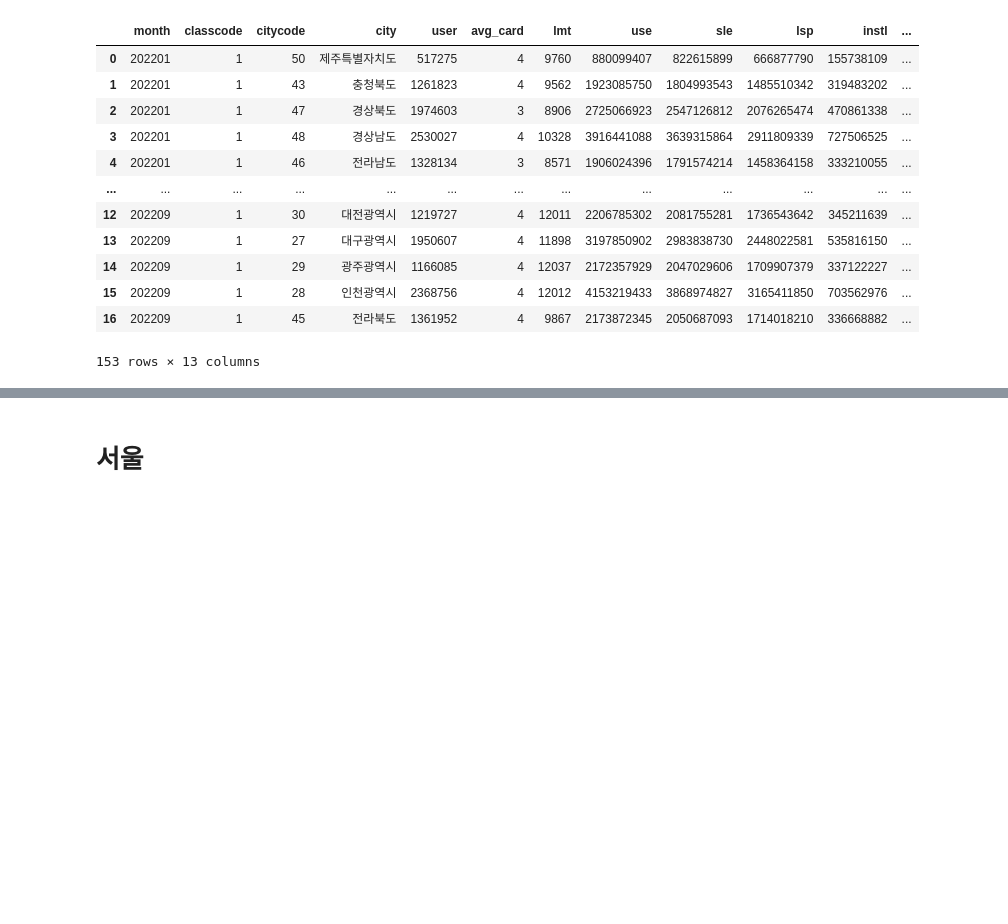
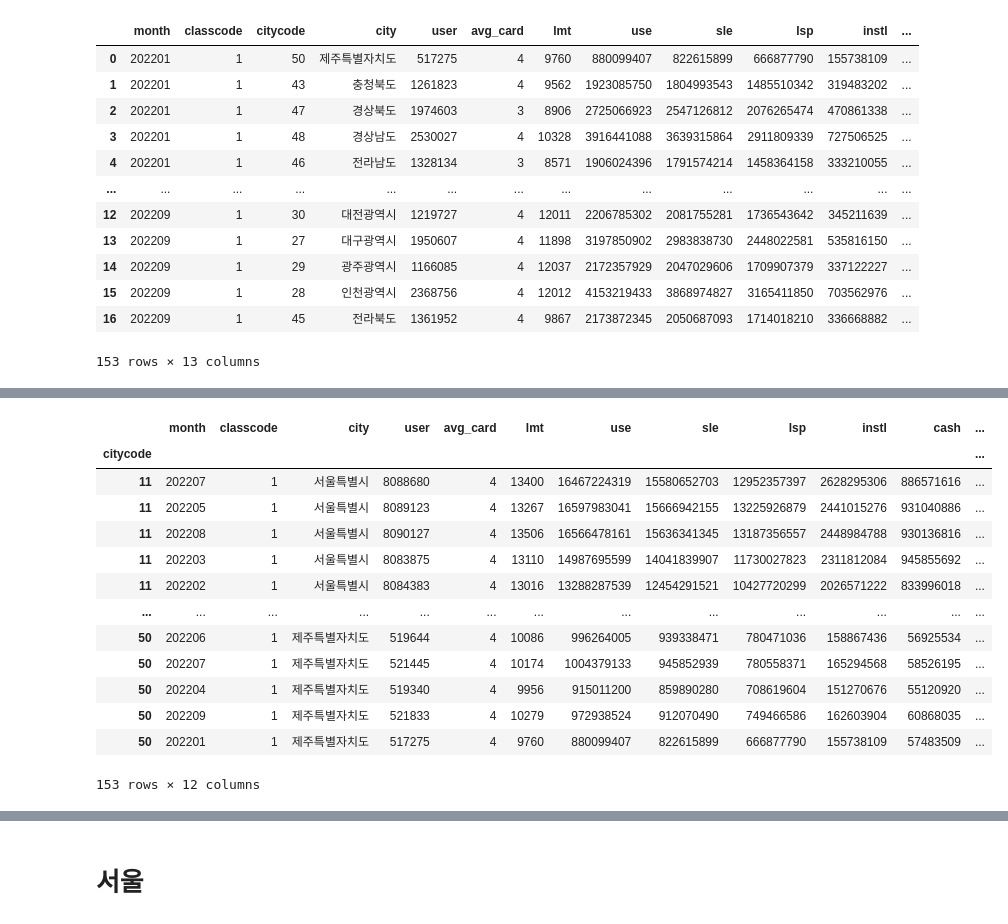
Before and after one commit to sejong-kid/data, a Jupyter notebook: index.ipynb, the cells around one changed output, grey strips where cells are left out. Drawn from its saved outputs; the diff is of its cells as text; code cells hidden in the pictures; blank space fills up the shorter version.

```diff
--- a/index.ipynb
+++ b/index.ipynb
@@ -48,0 +69,18 @@ db
+# %%
+db.sort_index(inplace=True)
+db
+# %% [output]
+|  | month | classcode | city | user | avg_card | lmt | use | sle | lsp | instl | cash | ... |
+| citycode |  |  |  |  |  |  |  |  |  |  |  | ... |
+| 11 | 202207 | 1 | 서울특별시 | 8088680 | 4 | 13400 | 16467224319 | 15580652703 | 12952357397 | 2628295306 | 886571616 | ... |
+| 11 | 202205 | 1 | 서울특별시 | 8089123 | 4 | 13267 | 16597983041 | 15666942155 | 13225926879 | 2441015276 | 931040886 | ... |
+| 11 | 202208 | 1 | 서울특별시 | 8090127 | 4 | 13506 | 16566478161 | 15636341345 | 13187356557 | 2448984788 | 930136816 | ... |
+| 11 | 202203 | 1 | 서울특별시 | 8083875 | 4 | 13110 | 14987695599 | 14041839907 | 11730027823 | 2311812084 | 945855692 | ... |
+| 11 | 202202 | 1 | 서울특별시 | 8084383 | 4 | 13016 | 13288287539 | 12454291521 | 10427720299 | 2026571222 | 833996018 | ... |
+| ... | ... | ... | ... | ... | ... | ... | ... | ... | ... | ... | ... | ... |
+| 50 | 202206 | 1 | 제주특별자치도 | 519644 | 4 | 10086 | 996264005 | 939338471 | 780471036 | 158867436 | 56925534 | ... |
+| 50 | 202207 | 1 | 제주특별자치도 | 521445 | 4 | 10174 | 1004379133 | 945852939 | 780558371 | 165294568 | 58526195 | ... |
+| 50 | 202204 | 1 | 제주특별자치도 | 519340 | 4 | 9956 | 915011200 | 859890280 | 708619604 | 151270676 | 55120920 | ... |
+| 50 | 202209 | 1 | 제주특별자치도 | 521833 | 4 | 10279 | 972938524 | 912070490 | 749466586 | 162603904 | 60868035 | ... |
+| 50 | 202201 | 1 | 제주특별자치도 | 517275 | 4 | 9760 | 880099407 | 822615899 | 666877790 | 155738109 | 57483509 | ... |
+153 rows × 12 columns
```
Also changed, not shown: parts of 2 cells of this notebook, 1 other file.
